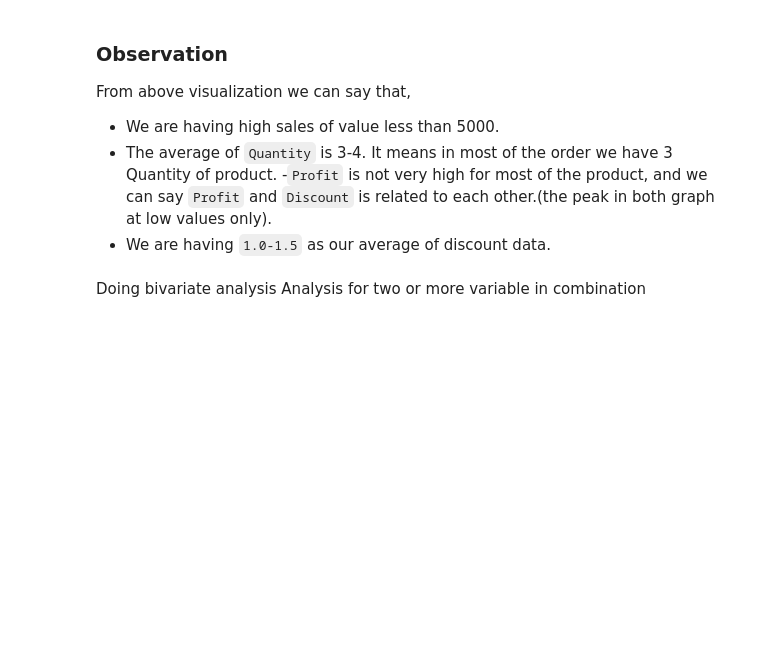
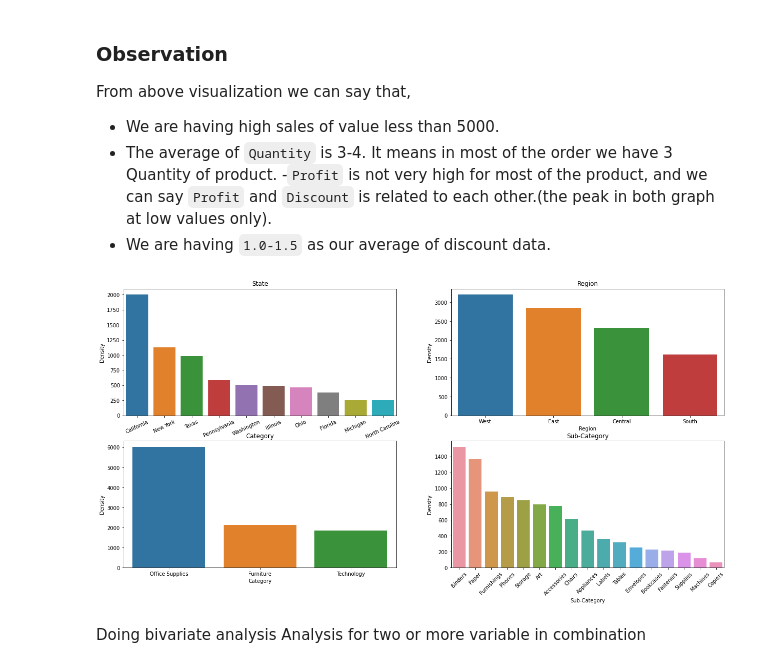
Before and after one commit to ukantjadia/TSF-GRIP-Tasks, a Jupyter notebook: Task-03/EDA_SampleSuperStore.ipynb, the cells around one changed output. Saved outputs shown, nothing was run; the diff lists cells and outputs as text; code cells hidden in the pictures; blank space fills up the shorter version.

```diff
--- a/Task-03/EDA_SampleSuperStore.ipynb
+++ b/Task-03/EDA_SampleSuperStore.ipynb
@@ -192,46 +192,50 @@ From above visualization we can say that,
 -`Profit` is not very high for most of the product, and we can say `Profit` and `Discount` is related to each other.(the peak in both graph at low values only).
 - We are having `1.0-1.5` as our average of discount data.
 # %%
-# ## Univariate analysis
-# ## For single varable
-# ## Doing univariate analysis for categorical variable
-# obj_name = ['Ship Mode','Segment','Country','Region','Category','Sub-Category']
+## Univariate analysis
+# For single varable
+## Doing univariate analysis for categorical variable
+obj_name = ['Ship Mode','Segment','Country','Region','Category','Sub-Category']
 
-# fig, ax = plt.subplots(2,3,figsize=(22,12))
+fig, ax = plt.subplots(2,2,figsize=(21,10))
 
-# # Region
-# sns.barplot(x = df['Region'].value_counts().index,y = df['Region'].value_counts(),data=df,ax=ax[0,1])
-# ax[0,1].set_xlabel('Region')
-# ax[0,1].set_ylabel('Density')
-# ax[0,1].set_title('Region')
-# # Quantity
-# sns.barplot(x = df['Quantity'].value_counts().index,y = df['Quantity'].value_counts(),ax=ax[0,0])
-# ax[0,0].set_xlabel('Quantity')
-# ax[0,0].set_ylabel('Density')
-# ax[0,0].set_title('Quantity')
-# # Sales
+# Region
+sns.barplot(x = df['Region'].value_counts().index,y = df['Region'].value_counts(),data=df,ax=ax[0,1])
+ax[0,1].set_xlabel('Region')
+ax[0,1].set_ylabel('Density')
+ax[0,1].set_title('Region')
+# Quantity
+sns.barplot(x = df['State'].value_counts().head(10).index,y = df['State'].value_counts().head(10),ax=ax[0,0])
+ax[0,0].set_xlabel('State')
+ax[0,0].set_ylabel('Density')
+ax[0,0].tick_params(axis='x', labelrotation=25)
+ax[0,0].set_title('State')
+# Sales
 # sns.barplot(x = df['Sales'].value_counts().index,y = df['Sales'].value_counts(),ax=ax[0,2])
 # ax[0,2].set_xlabel('Sales')
 # ax[0,2].set_ylabel('Density')
 # ax[0,2].set_title('Sales')
 # # Profit
-# sns.barplot(x = df['Profit'].value_counts().index,y = df['Profit'].value_counts(),ax=ax[1,0])
+# # sns.barplot(x = df['Profit'].value_counts().index,y = df['Profit'].value_counts(),ax=ax[1,0])
 # ax[1,0].set_xlabel('Profit')
 # ax[1,0].set_ylabel('Density')
 # ax[1,0].set_title('Profit')
-# # Discount
-# sns.barplot(x = df['Discount'].value_counts().index,y = df['Discount'].value_counts(),ax=ax[1,1])
-# ax[1,1].set_xlabel('Discount')
-# ax[1,1].set_ylabel('Density')
-# ax[1,1].set_title('Discount')
-# # Country
-# sns.barplot(x = df['Country'].value_counts().index , y = df['Country'].value_counts(),ax=ax[1,2])
-# ax[1,2].set_xlabel('Country')
-# ax[1,2].set_ylabel('Density')
-# ax[1,2].set_title('Country')
+# Discount
+sns.barplot(x = df['Sub-Category'].value_counts().index,y = df['Sub-Category'].value_counts(),ax=ax[1,1])
+ax[1,1].set_xlabel('Sub-Category')
+ax[1,1].set_ylabel('Density')
+ax[1,1].tick_params(axis='x', labelrotation=45)
+# plt.xticks(rotation=45)
+ax[1,1].set_title('Sub-Category')
+# Country
+sns.barplot(x = df['Category'].value_counts().index , y = df['Category'].value_counts(),ax=ax[1,0])
+ax[1,0].set_xlabel('Category')
+ax[1,0].set_ylabel('Density')
+ax[1,0].set_title('Category')
 
-# plt.show()
-# Some bar graph
+plt.show()
+# %% [output]
+[figure, added]
 # %% [markdown]
 Doing bivariate analysis
 Analysis for two or more variable in combination
```
Also changed, not shown: parts of 6 cells of this notebook.
